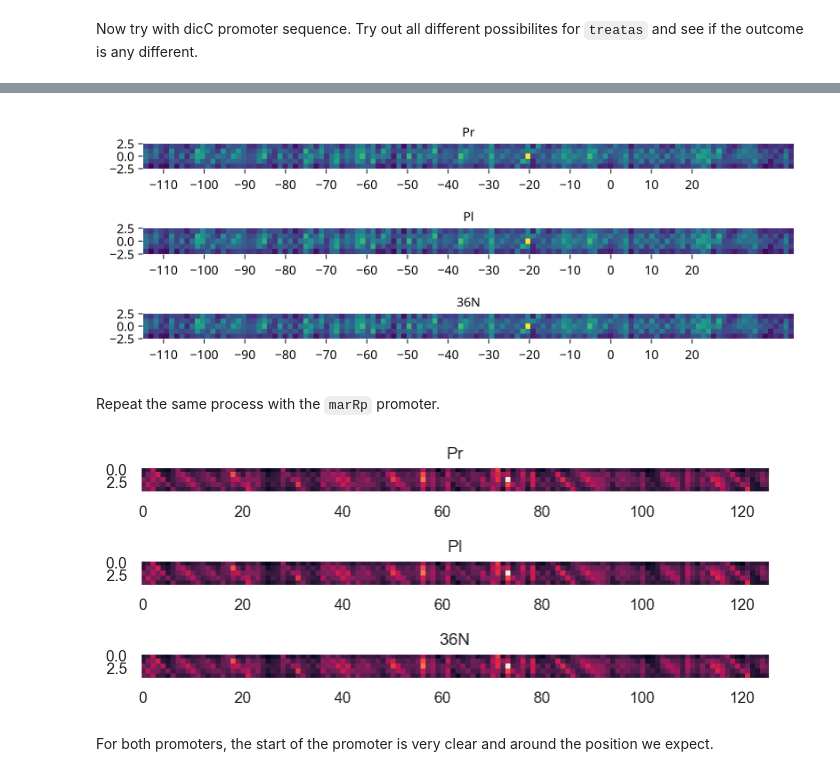
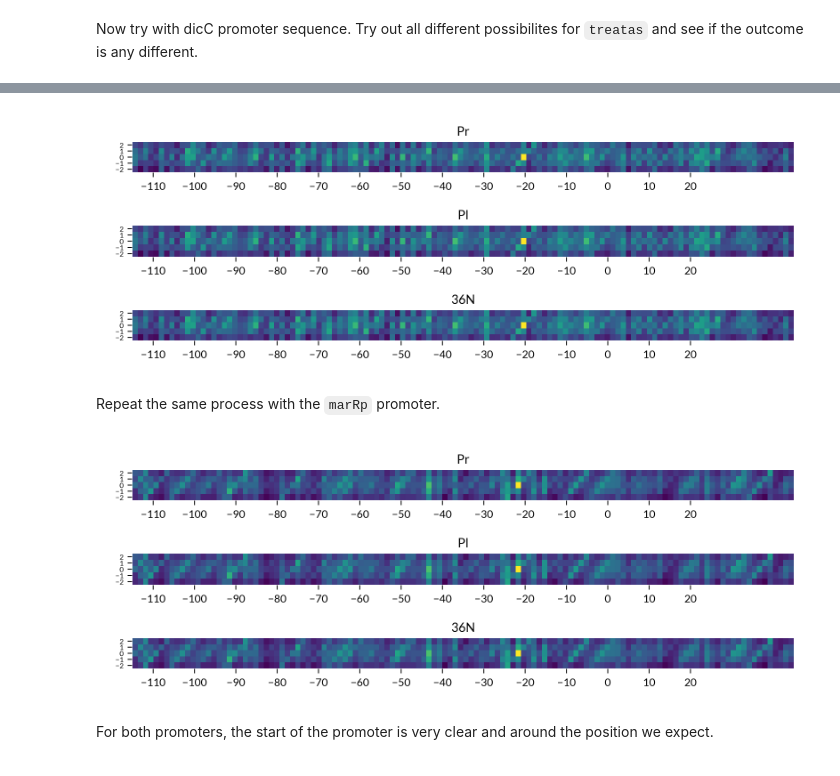
Before and after one commit to RPGroup-PBoC/Reg-Seq-2, a Jupyter notebook: code/analysis/emerging_promoters/lagator_tkacik_model.ipynb, the cells around one changed output, grey strips where cells are left out. Cells and saved outputs as stored; diff of their text form; code cells hidden in the pictures.

```diff
--- a/code/analysis/emerging_promoters/lagator_tkacik_model.ipynb
+++ b/code/analysis/emerging_promoters/lagator_tkacik_model.ipynb
@@ -24,7 +18,7 @@ df_exshifts = CSV.read("../../figures/interactive_footprints/exshifts.csv", Data
 Import the model. Choosing the extended model that was fit on all their datasets.
 # %%
 # create random sequence
-numSeqs = rand([0, 1, 2, 3], 160)
+numSeqs = rand([1, 2, 3, 4], 160)
 
 # fit the model
 bricks = wgregseq.promoter_finder.predict(numSeqs)
@@ -103,27 +77,37 @@ for (i, model) in enumerate(["Pr", "Pl", "36N"])
     heatmap!(ax_list[i], -115:(-115+length(numseq)), -2:2, exp.(-bricks .* .04))
     ax_list[i].title = model
     ax_list[i].xticks = -110:10:20
+    ax_list[i].yticks = -2:2
+    ax_list[i].yticklabelsize=8
+    ax_list[i].xticklabelsize=12
 end
 
 fig
 # %% [output]
-[figure, old version]
+[figure, new version]
 # %% [markdown]
 Repeat the same process with the `marRp` promoter.
 # %%
-seq = df.loc[df.promoter == 'marRp', 'sequence'].values[0]
-numseq = np.array([[num_seq_dict[x] for x in list(seq)]], dtype=np.int8)
+seq = df[df.promoter .== "marRp", "promoter_sequence"][1] |> string
 
-fig, ax = plt.subplots(3,1, figsize=(7, 3))
-for i, treatAs in enumerate(["Pr", "Pl", "36N"]):
-    bricks = getBrickDict({treatAs: numseq}, theModel)[treatAs][0]
-    ax[i].imshow(np.exp(-bricks.T*.04))
-    ax[i].set_title(treatAs)
-    ax[i].grid(False)
+num_seq_dict = Dict('A' => 0, 'C' => 1, 'G' => 2, 'T' => 3)
+numseq = [num_seq_dict[x] for x in collect(seq)]
 
-plt.tight_layout()
+fig = Figure(size=(800, 300))
+ax_list = [Axis(fig[i, 1]) for i in 1:3]
+for (i, model) in enumerate(["Pr", "Pl", "36N"])
+    bricks = wgregseq.promoter_finder.predict(numseq, model)
+    heatmap!(ax_list[i], -115:(-115+length(numseq)), -2:2, exp.(-bricks .* .04))
+    ax_list[i].title = model
+    ax_list[i].xticks = -110:10:20
+    ax_list[i].yticks = -2:2
+    ax_list[i].yticklabelsize=8
+    ax_list[i].xticklabelsize=12
+end
+
+fig
 # %% [output]
-[figure, old version]
+[figure, new version]
 # %% [markdown]
 For both promoters, the start of the promoter is very clear and around the position we expect.
 # %% [markdown]
```
Also changed, not shown: parts of 29 cells of this notebook, 6 other files.
